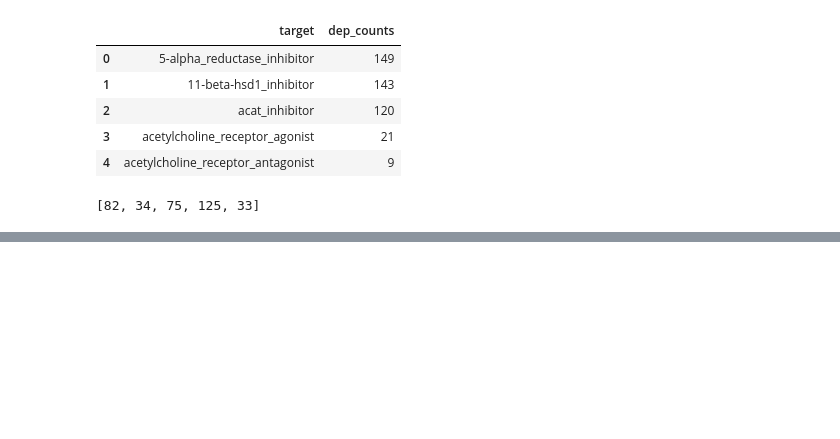
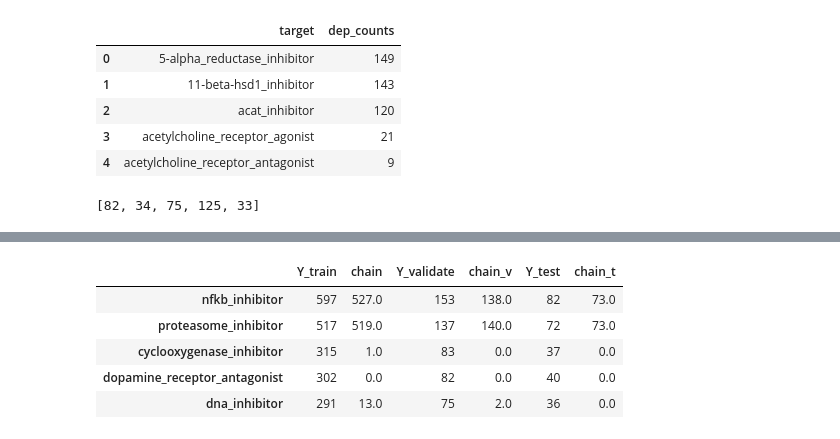
Before and after one commit to Yongliang-Shi/Mechanism-of-Action-Prediction, a Jupyter notebook: model_moa.ipynb, the cells around one changed output, grey strips where cells are left out. Drawn from its saved outputs; the diff is of its cells as text; code cells hidden in the pictures; blank space fills up the shorter version.

```diff
--- a/model_moa.ipynb
+++ b/model_moa.ipynb
@@ -1519,0 +1544,10 @@ order[:5]
+# %%
+# Take a look at the table of counts
+df_error2.head()
+# %% [output]
+|  | Y_train | chain | Y_validate | chain_v | Y_test | chain_t |
+| nfkb_inhibitor | 597 | 527.0 | 153 | 138.0 | 82 | 73.0 |
+| proteasome_inhibitor | 517 | 519.0 | 137 | 140.0 | 72 | 73.0 |
+| cyclooxygenase_inhibitor | 315 | 1.0 | 83 | 0.0 | 37 | 0.0 |
+| dopamine_receptor_antagonist | 302 | 0.0 | 82 | 0.0 | 40 | 0.0 |
+| dna_inhibitor | 291 | 13.0 | 75 | 2.0 | 36 | 0.0 |
```
Also changed, not shown: parts of 9 cells of this notebook.
